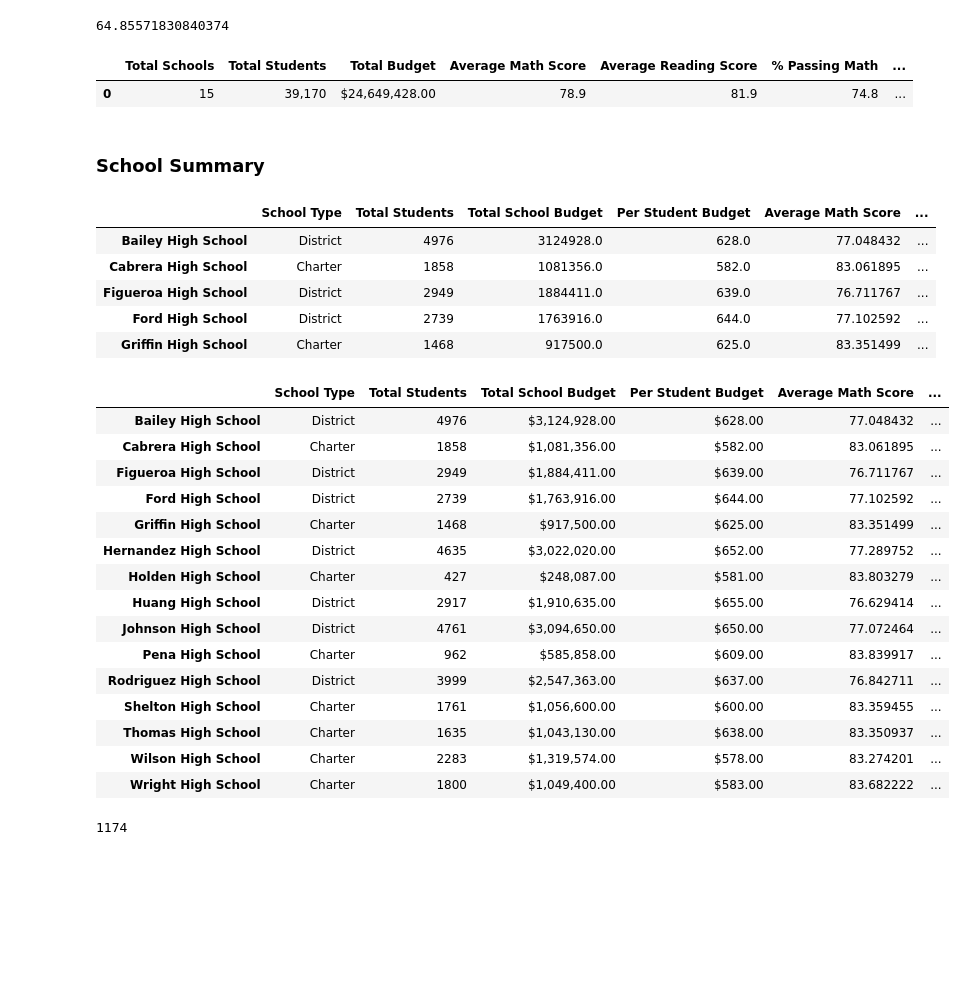
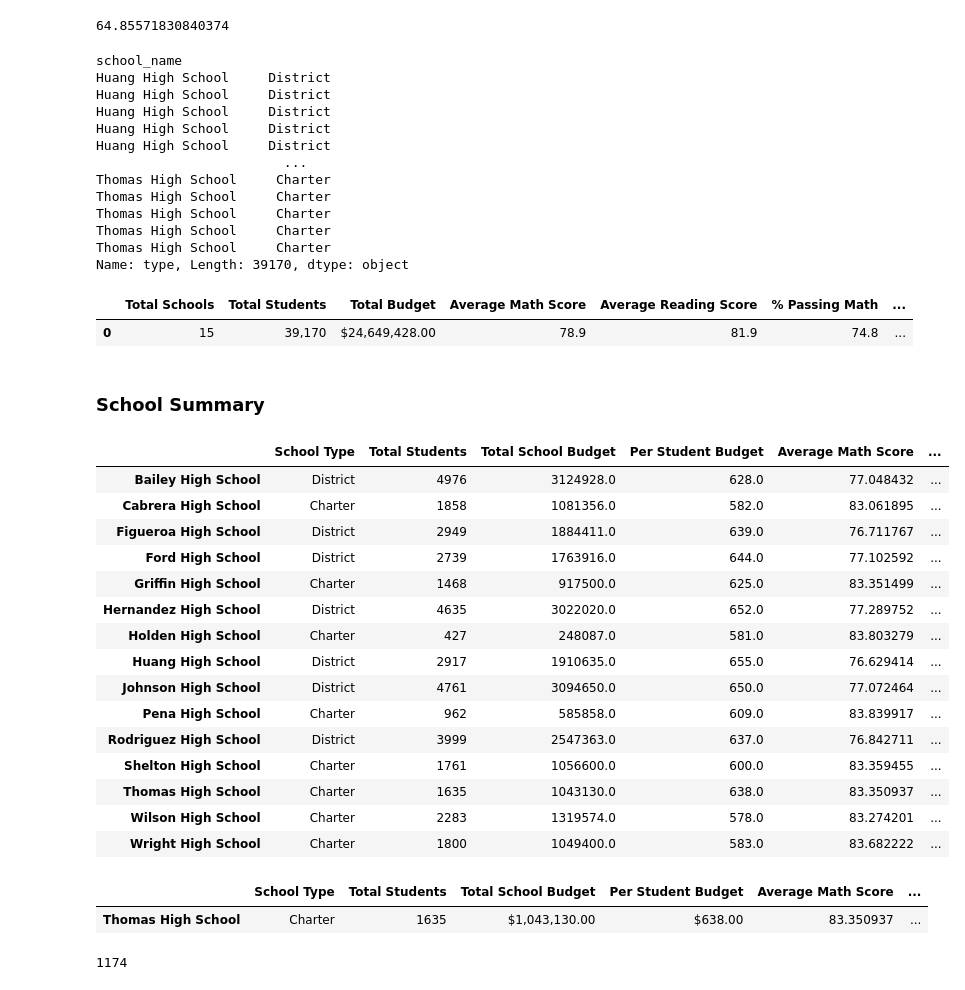
Before and after one commit to yaejinpark/school-district-analysis, a Jupyter notebook: PyCitySchools_Challenge.ipynb, the cells around one changed output. Drawn from its saved outputs; the diff is of its cells as text; code cells hidden in the pictures; blank space fills up the shorter version.

```diff
--- a/PyCitySchools_Challenge.ipynb
+++ b/PyCitySchools_Challenge.ipynb
@@ -155,6 +155,8 @@ overall_passing_percentage
 64.85571830840374
 # %%
 # Create a DataFrame
+per_school_types = school_data_complete_df.set_index(["school_name"])["type"]
+print(per_school_types)
 district_summary_df = pd.DataFrame(
           [{"Total Schools": school_count,
           "Total Students": student_count,
@@ -181,6 +183,19 @@ district_summary_df["% Overall Passing"] = district_summary_df["% Overall Passin
 # Display the data frame
 district_summary_df
 # %% [output]
+school_name
+Huang High School     District
+Huang High School     District
+Huang High School     District
+Huang High School     District
+Huang High School     District
+                        ...
+Thomas High School     Charter
+Thomas High School     Charter
+Thomas High School     Charter
+Thomas High School     Charter
+Thomas High School     Charter
+Name: type, Length: 39170, dtype: object
 |  | Total Schools | Total Students | Total Budget | Average Math Score | Average Reading Score | % Passing Math | ... |
 | 0 | 15 | 39,170 | $24,649,428.00 | 78.9 | 81.9 | 74.8 | ... |
 # %% [markdown]
@@ -236,7 +251,7 @@ per_school_summary_df = pd.DataFrame({
     "% Overall Passing": per_overall_passing_percentage})
 
 
-per_school_summary_df.head()
+per_school_summary_df
 # %% [output]
 |  | School Type | Total Students | Total School Budget | Per Student Budget | Average Math Score | ... |
 | Bailey High School | District | 4976 | 3124928.0 | 628.0 | 77.048432 | ... |
@@ -244,29 +259,25 @@ per_school_summary_df.head()
 | Figueroa High School | District | 2949 | 1884411.0 | 639.0 | 76.711767 | ... |
 | Ford High School | District | 2739 | 1763916.0 | 644.0 | 77.102592 | ... |
 | Griffin High School | Charter | 1468 | 917500.0 | 625.0 | 83.351499 | ... |
+| Hernandez High School | District | 4635 | 3022020.0 | 652.0 | 77.289752 | ... |
+| Holden High School | Charter | 427 | 248087.0 | 581.0 | 83.803279 | ... |
+| Huang High School | District | 2917 | 1910635.0 | 655.0 | 76.629414 | ... |
+| Johnson High School | District | 4761 | 3094650.0 | 650.0 | 77.072464 | ... |
+| Pena High School | Charter | 962 | 585858.0 | 609.0 | 83.839917 | ... |
+| Rodriguez High School | District | 3999 | 2547363.0 | 637.0 | 76.842711 | ... |
+| Shelton High School | Charter | 1761 | 1056600.0 | 600.0 | 83.359455 | ... |
+| Thomas High School | Charter | 1635 | 1043130.0 | 638.0 | 83.350937 | ... |
+| Wilson High School | Charter | 2283 | 1319574.0 | 578.0 | 83.274201 | ... |
+| Wright High School | Charter | 1800 | 1049400.0 | 583.0 | 83.682222 | ... |
 # %%
 # Format the Total School Budget and the Per Student Budget
 per_school_summary_df["Total School Budget"] = per_school_summary_df["Total School Budget"].map("${:,.2f}".format)
 per_school_summary_df["Per Student Budget"] = per_school_summary_df["Per Student Budget"].map("${:,.2f}".format)
 
 # Display the data frame
-per_school_summary_df
+per_school_summary_df.loc[["Thomas High School"]]
 # %% [output]
 |  | School Type | Total Students | Total School Budget | Per Student Budget | Average Math Score | ... |
-| Bailey High School | District | 4976 | $3,124,928.00 | $628.00 | 77.048432 | ... |
-| Cabrera High School | Charter | 1858 | $1,081,356.00 | $582.00 | 83.061895 | ... |
-| Figueroa High School | District | 2949 | $1,884,411.00 | $639.00 | 76.711767 | ... |
-| Ford High School | District | 2739 | $1,763,916.00 | $644.00 | 77.102592 | ... |
-| Griffin High School | Charter | 1468 | $917,500.00 | $625.00 | 83.351499 | ... |
-| Hernandez High School | District | 4635 | $3,022,020.00 | $652.00 | 77.289752 | ... |
-| Holden High School | Charter | 427 | $248,087.00 | $581.00 | 83.803279 | ... |
-| Huang High School | District | 2917 | $1,910,635.00 | $655.00 | 76.629414 | ... |
-| Johnson High School | District | 4761 | $3,094,650.00 | $650.00 | 77.072464 | ... |
-| Pena High School | Charter | 962 | $585,858.00 | $609.00 | 83.839917 | ... |
-| Rodriguez High School | District | 3999 | $2,547,363.00 | $637.00 | 76.842711 | ... |
-| Shelton High School | Charter | 1761 | $1,056,600.00 | $600.00 | 83.359455 | ... |
 | Thomas High School | Charter | 1635 | $1,043,130.00 | $638.00 | 83.350937 | ... |
-| Wilson High School | Charter | 2283 | $1,319,574.00 | $578.00 | 83.274201 | ... |
-| Wright High School | Charter | 1800 | $1,049,400.00 | $583.00 | 83.682222 | ... |
 # %%
 # Step 5.  Get the number of 10th-12th graders from Thomas High School (THS).
```
Also changed, not shown: parts of 24 cells of this notebook.
